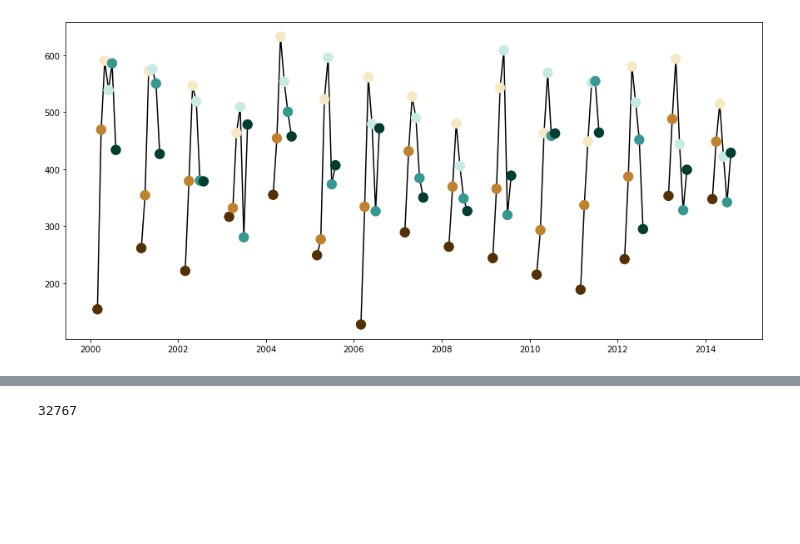
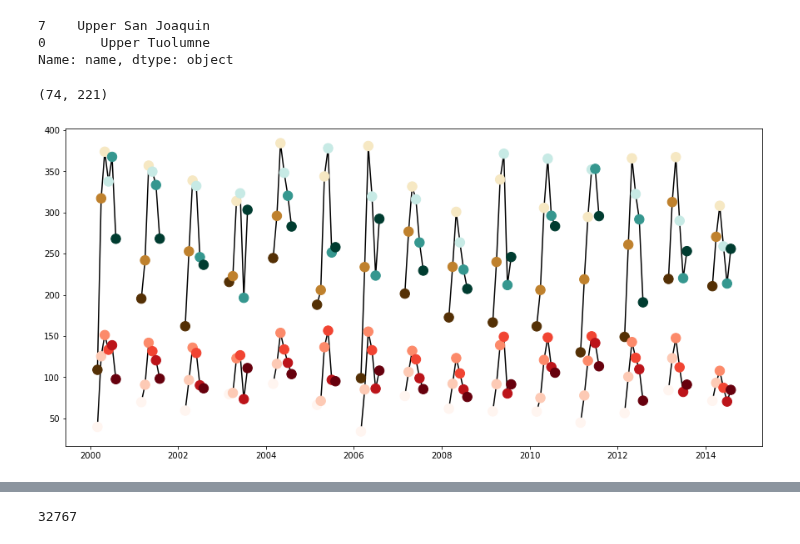
Before and after one commit to mariannecowherd/pe_snow_fires, a Jupyter notebook: scripts/avhrr_ndvi.ipynb, the cells around one changed output, grey strips where cells are left out. Drawn from its saved outputs; the diff is of its cells as text; code cells hidden in the pictures; blank space fills up the shorter version.

```diff
--- a/scripts/avhrr_ndvi.ipynb
+++ b/scripts/avhrr_ndvi.ipynb
@@ -17,9 +17,38 @@ tmp = []
 for i in range(len(fire_sn)):
     tmp.append(datetime.datetime.strptime(fire_sn['Ig_Date'][i], '%Y-%m-%d'))
 fire_sn['dt'] = tmp
+# %%
+# san joaquin watershed
+targets = ['Upper San Joaquin','Upper Tuolumne']
+names = sn_watersheds.name
+tmp =[names[i] in targets for i in range(len(names))]
+idx = np.arange(44)[tmp]
+tmp1 = sn_watersheds[sn_watersheds.index == 1]
+tmp2 = sn_watersheds[sn_watersheds.index == 2]
+tmp3 = tmp1.append(tmp2)
+tmp3
+
+# san joaquin watershed
+targets = ['Upper San Joaquin','Upper Tuolumne']
+sj = sn_watersheds[sn_watersheds.name == targets[0]]
+for t in range(1,len(targets)):
+    tmp = sn_watersheds[(sn_watersheds.name==targets[t])]
+    sj = sj.append(tmp)
+sj.name
+# %% [output]
+7    Upper San Joaquin
+0       Upper Tuolumne
+Name: name, dtype: object
 # %%
 # san joaquin watershed
-sj = sn_watersheds[sn_watersheds.name=='Upper San Joaquin']
+# san joaquin watershed
+targets = ['Upper San Joaquin','Upper Tuolumne']
+sj = sn_watersheds[sn_watersheds.name == targets[0]]
+for t in range(1,len(targets)):
+    tmp = sn_watersheds[(sn_watersheds.name==targets[t])]
+    sj = sj.append(tmp)
+
+#sj = sn_watersheds[(sn_watersheds.name=='Upper San Joaquin') or (sn_watersheds.name == 'Upper Tuolumne')]
 # clip swe for every year
 import datetime
 
@@ -35,7 +64,7 @@ ndvi_sj = {}
 ndvi_sj_burned = {}
 for yr in range(2000,2016):
     timestop =datetime.datetime(yr,10,1)
-    timestart = datetime.datetime(yr-20,10,1)
+    timestart = datetime.datetime(yr-10,10,1)
     prev_fires = fire_sn[fire_sn['dt']<timestop]
     prev_fires = prev_fires[prev_fires['dt']>timestart]
 
@@ -86,7 +115,7 @@ for yr in range(2000,2016):
     gpp_sj[yr]=clipped
     in_fire = clipped.rio.clip(prev_fires.geometry, all_touched= True, from_disk = True)
     gpp_sj_burned[yr]=in_fire
-    gpp_sum = np.zeros((16,22))
+    gpp_sum = np.zeros((clipped.shape[1:]))
     for k in gpp_all.keys():
         gpp_sum += gpp_all[k][0,:,:]
     gpp_tot_sj[yr]=gpp_sum
@@ -103,9 +132,13 @@ for yr in range(2000,2016):
     in_fire = clipped.rio.clip(prev_fires.geometry, all_touched= True, from_disk = True)
     ndvi_sj[yr]=clipped
     ndvi_sj_burned[yr]=in_fire
+# %%
+clipped.shape[1:]
+# %% [output]
+(74, 221)
 # %%
-gpp_by_month = np.zeros((16,12))
-gpp_by_month_burned = np.zeros((16,12))
+gpp_by_month = np.zeros((clipped.shape[1:]))
+gpp_by_month_burned = np.zeros((clipped.shape[1:]))
 for yr in range(2000,2016):
     for mo in range(1,13):
             gppmean = 0
@@ -137,14 +170,23 @@ gpp_tot_means_burned = [np.nanmean(gpp_tot_sj_burned[k+1]) for k in keys]
 # %%
 f,ax=plt.subplots(figsize=(15,7))
 for yr in range(2000,2015):
     months = range(3,9)
     midx = [m-1 for m in months]
     data= gpp_by_month[yr-2000,midx]
     dates = [datetime.datetime(yr,m,1) for m in months]
     ax.plot(dates,data,'k-')
     ax.scatter(dates,data,c=range(6), cmap='BrBG',s=130, zorder=2.5)
 
+for yr in range(2000,2015):
+    months = range(3,9)
+    midx = [m-1 for m in months]
+    data= gpp_by_month_burned[yr-2000,midx]
+    dates = [datetime.datetime(yr,m,1) for m in months]
+    ax.plot(dates,data,'k-')
+    ax.scatter(dates,data,c=range(6), cmap='Reds',s=130, zorder=2.5)
+
+
 
 plt.show()
 # %% [output]
-[figure, old version]
+[figure, new version]
```
Also changed, not shown: parts of 5 cells of this notebook, 50 other files.
